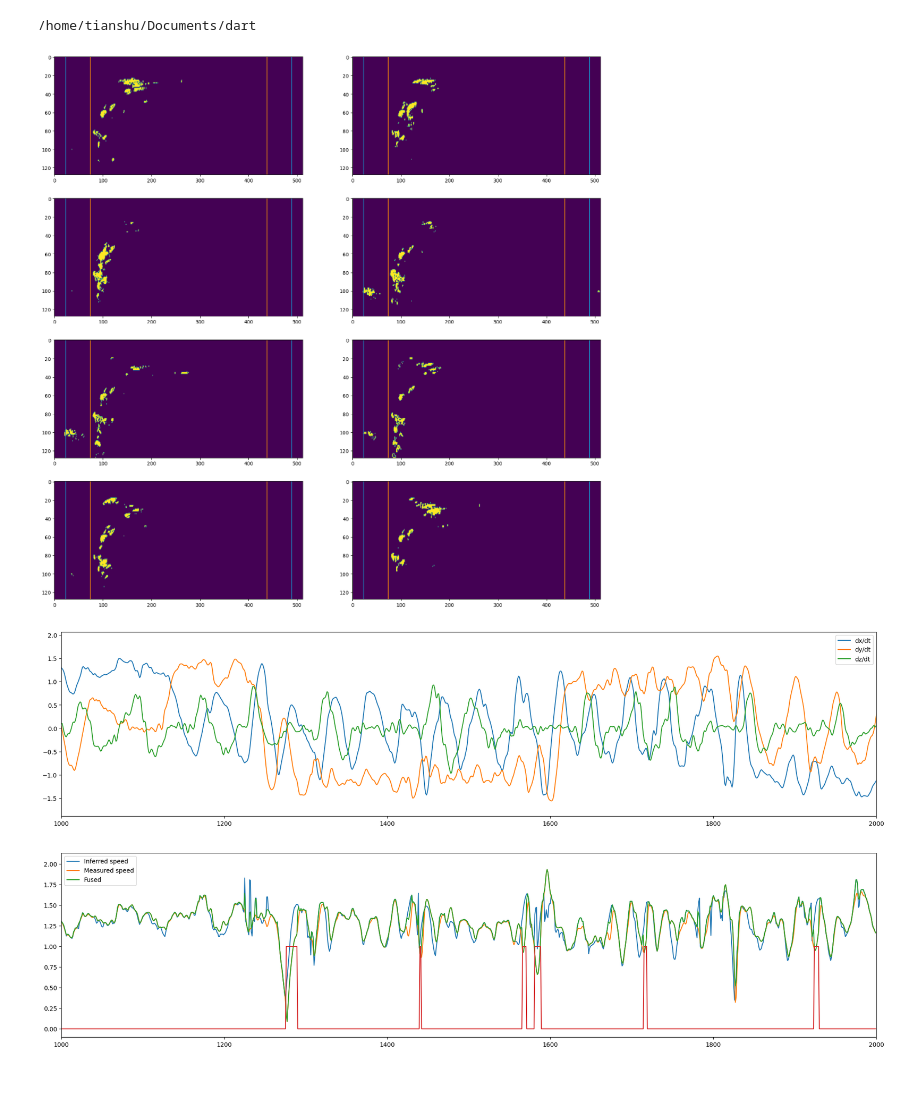
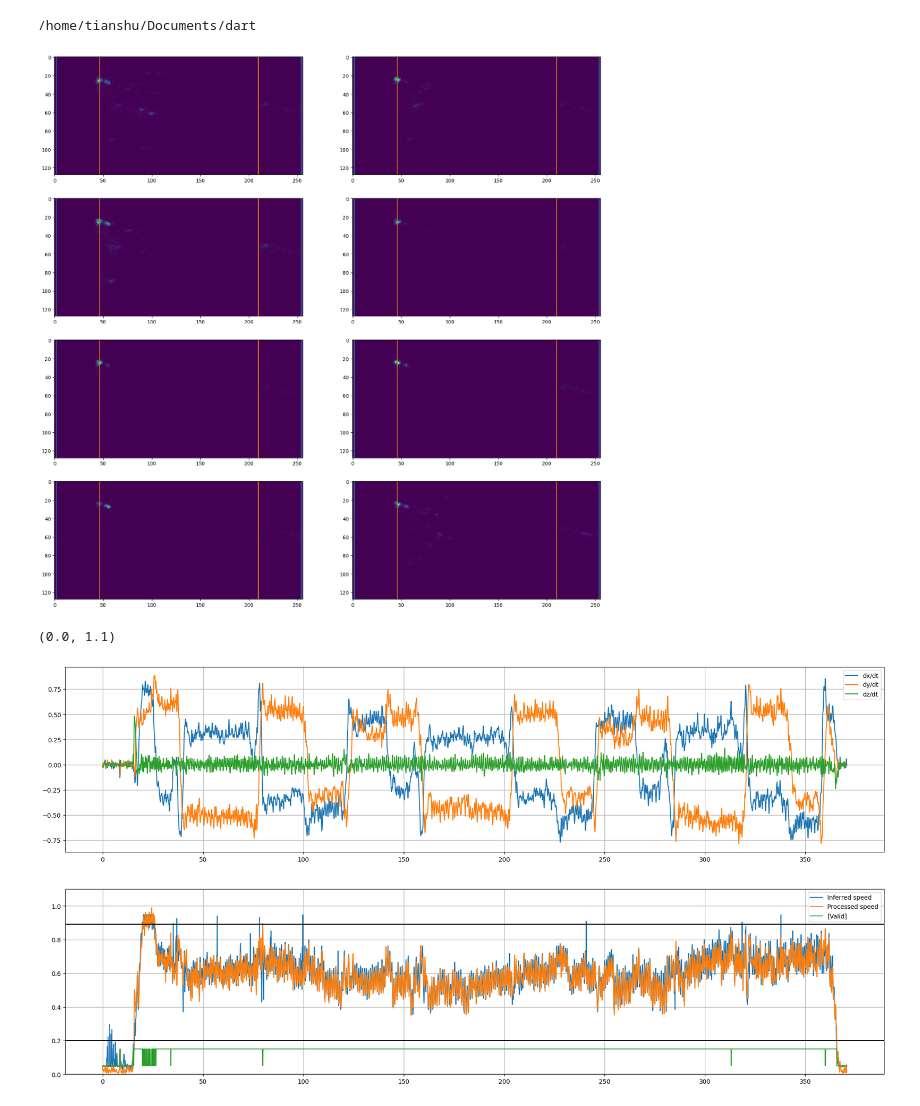
Before and after one commit to WiseLabCMU/dart, a Jupyter notebook: notebooks/speed.ipynb, the cells around one changed output. Drawn from its saved outputs; the diff is of its cells as text; code cells hidden in the pictures; blank space fills up the shorter version.

```diff
--- a/notebooks/speed.ipynb
+++ b/notebooks/speed.ipynb
@@ -12,58 +12,57 @@ f = h5py.File("data/cichall-4/data.h5")
 # %%
 fig, axs = plt.subplots(4, 2, figsize=(20, 20))
 
-N = 4150
+N = 4981
 for i, ax in enumerate(axs.reshape(-1)):
     img = f['rad'][N, :, :, i]
-    ax.imshow(img > np.percentile(img, 99), aspect='auto')
-    # ax.imshow(img, aspect='auto')
+    # ax.imshow(img > np.percentile(img, 99), aspect='auto')
+    ax.imshow(img, aspect='auto')
 
-    v_radar = int(f['speed'][N] / 1.89 * 256)
-    v_slam = int(np.linalg.norm(f['vel'][N]) / 1.89 * 256)
-    ax.axvline(256 - v_radar, color='C0')
-    ax.axvline(256 + v_radar, color='C0')
-    ax.axvline(256 - v_slam, color='C1')
-    ax.axvline(256 + v_slam, color='C1')
+    v_radar = int(f['speed'][N] / 0.89 * 128)
+    v_slam = int(np.linalg.norm(f['vel'][N]) / 0.89 * 128)
+    ax.axvline(128 - v_radar, color='C0')
+    ax.axvline(128 + v_radar, color='C0')
+    ax.axvline(128 - v_slam, color='C1')
+    ax.axvline(128 + v_slam, color='C1')
 # %% [output]
-[figure, old version]
+[figure, new version]
 # %%
 from scipy.ndimage import gaussian_filter1d
 from scipy.signal import medfilt
 
+f = h5py.File("data/ciccorridor/data.h5")
 
 fig, axs = plt.subplots(2, 1, figsize=(24, 12))
 
-vel = gaussian_filter1d(np.array(f['vel']), sigma=1.0, axis=0)
+vel_raw = np.array(f['vel_raw'])
+vel = gaussian_filter1d(np.array(f['vel']), axis=0, sigma=1.0)
 speed_radar = np.array(f['speed'])
-speed_slam = np.linalg.norm(vel, axis=1)
-# t = np.array(f['t']) - f['t'][0]
-t = np.arange(vel.shape[0])
+speed_slam = np.linalg.norm(vel_raw, axis=1)
+speed_out = np.linalg.norm(vel, axis=1)
+t = np.array(f['t']) - f['t'][0]
+# t = np.arange(vel.shape[0])
 
 ax = axs[0]
 ax.plot(t, vel[:, 0], label='dx/dt')
 ax.plot(t, vel[:, 1], label='dy/dt')
 ax.plot(t, vel[:, 2], label='dz/dt')
 ax.legend()
 
 ax = axs[1]
 ax.plot(t, speed_radar, label='Inferred speed')
-ax.plot(t, speed_slam, label='Measured speed')
+# ax.plot(t, speed_slam, label='Measured speed')
+ax.plot(t, speed_out, label='Processed speed')
+ax.plot(t, 0.05 + 0.1 * ((speed_slam < 0.89) & (speed_slam > 0.2)), label='[Valid]')
 
-
-reject = medfilt((speed_slam + 0.3 < speed_radar).astype(int), kernel_size=7)
-
-speed_fused = np.where(
-    reject | (speed_slam > speed_radar), speed_slam,
-    np.minimum(
-        speed_slam + 0.2, speed_radar,
-        medfilt(speed_radar, kernel_size=15)))
-
-ax.plot(t, speed_fused, label='Fused')
-ax.plot(reject)
+ax.axhline(0.89, color='black')
+ax.axhline(0.2, color='black')
 ax.legend()
 
 # axs[1].set_ylim(0, 1.5)
 for ax in axs:
-    ax.set_xlim(1000, 2000)
+    ax.grid()
+#     ax.set_xlim(0, 100)
+axs[1].set_ylim(0, 1.1)
 # %% [output]
+(0.0, 1.1)
-[figure, old version]
+[figure, new version]
```
Also changed, not shown: parts of 2 cells of this notebook, 18 other files.
